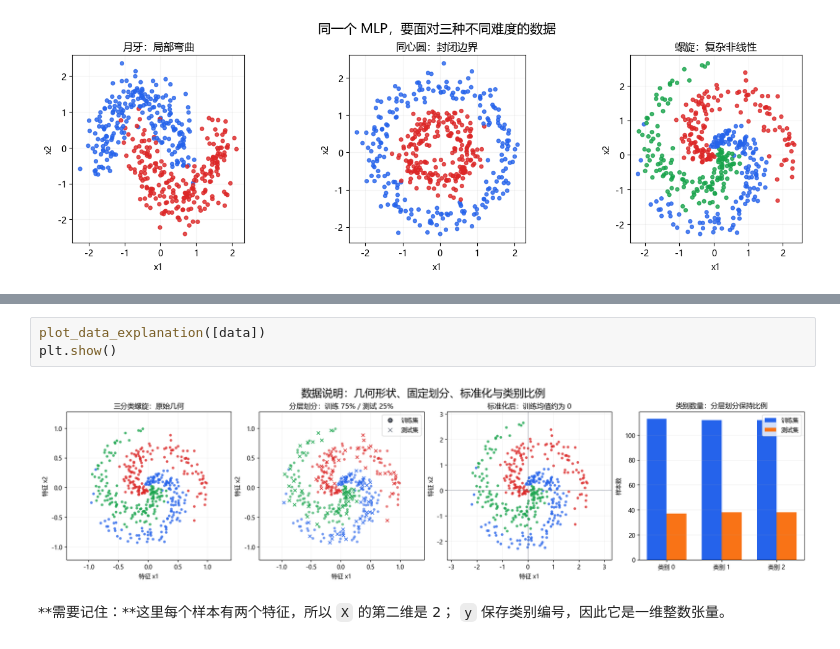
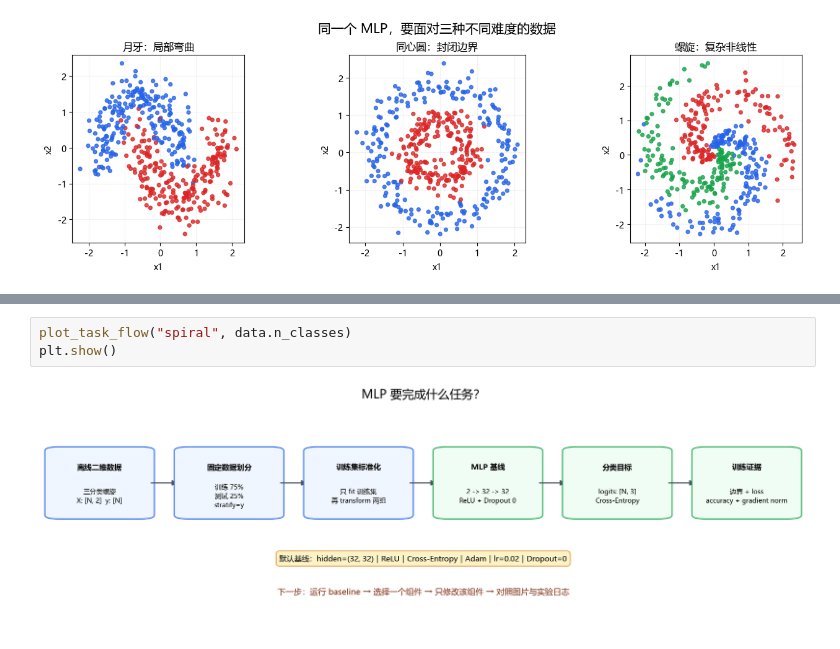
Before and after one commit to AYHQChang/2026DeeplearningDemo, a Jupyter notebook: 01_mlp_lab/01_认识数据与张量.ipynb, the cells around one changed output, grey strips where cells are left out. Cells and saved outputs as stored; diff of their text form.

```diff
--- a/01_mlp_lab/01_认识数据与张量.ipynb
+++ b/01_mlp_lab/01_认识数据与张量.ipynb
@@ -43,8 +196,5 @@ print("前 5 个标签：", data.y_train[:5].tolist())
 # %%
-plot_data_explanation([data])
+plot_task_flow("spiral", data.n_classes)
 plt.show()
 # %% [output]
-[figure, old version]
+[figure, new version]
-# %% [markdown]
-**需要记住：**这里每个样本有两个特征，所以 `X` 的第二维是 2；
-`y` 保存类别编号，因此它是一维整数张量。
```
Also changed, not shown: parts of 15 cells of this notebook, 17 other files.
